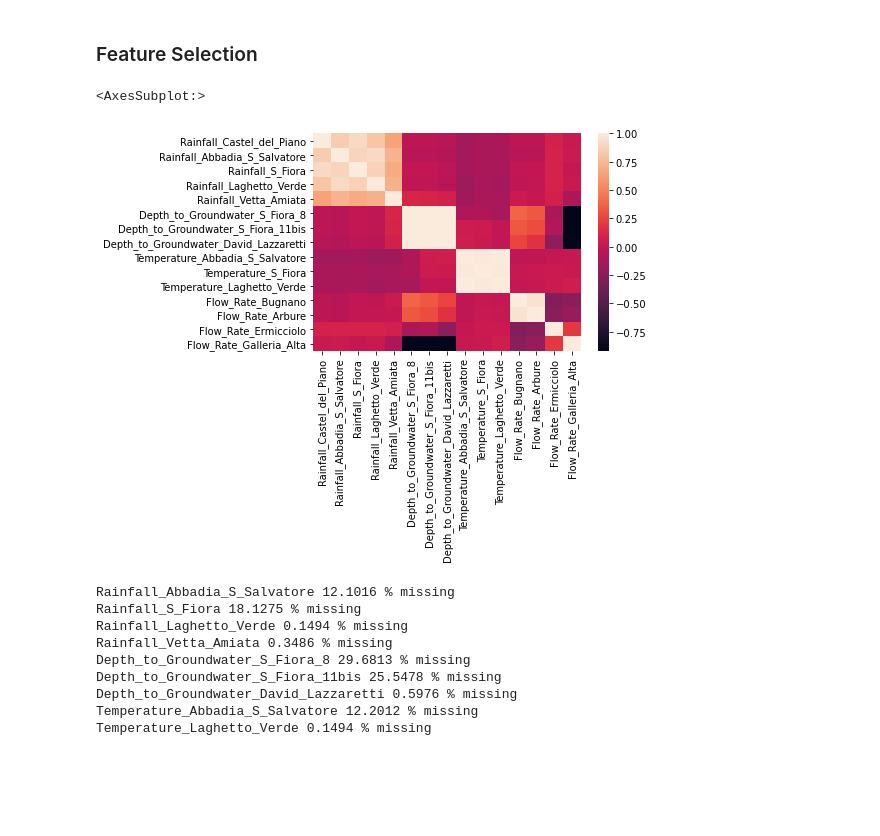
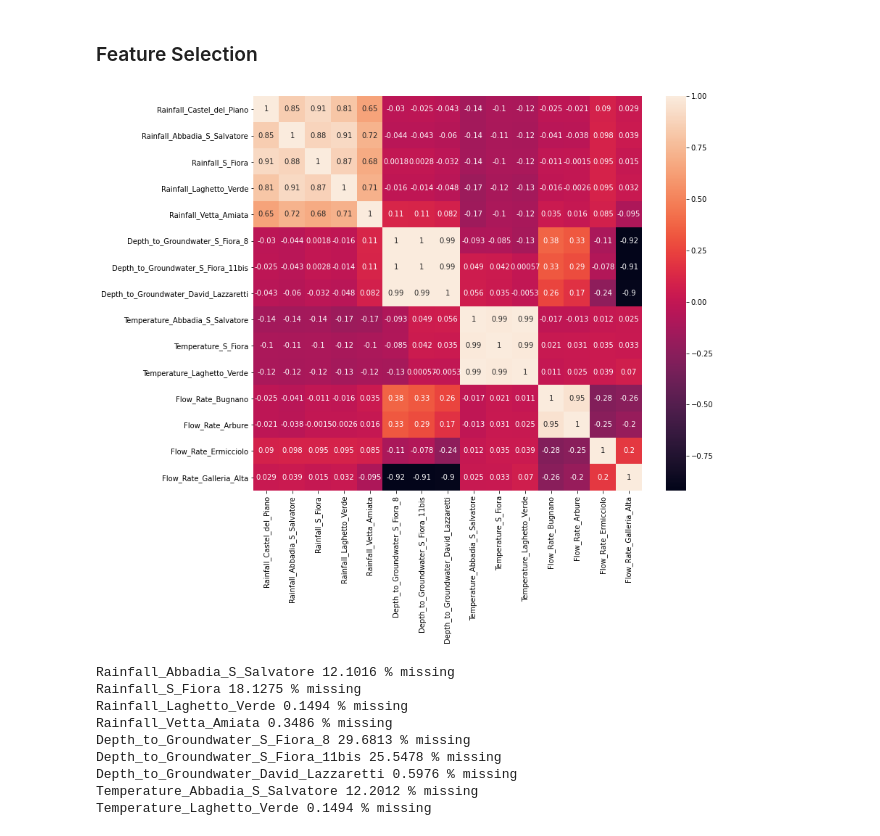
Before and after one commit to Himanth-Venati/Acea_Smart_Water_Analytics_ML, a Jupyter notebook: Acea_Smart_Water_Analytics_River_WS_Amiata.ipynb, the cells around one changed output. Saved outputs shown, nothing was run; the diff lists cells and outputs as text; code cells hidden in the pictures; blank space fills up the shorter version.

```diff
--- a/Acea_Smart_Water_Analytics_River_WS_Amiata.ipynb
+++ b/Acea_Smart_Water_Analytics_River_WS_Amiata.ipynb
@@ -114,11 +114,13 @@ data=Water_Spring_Amiata.copy()
 data.drop('Date',axis=1,inplace=True)
 # %% [markdown]
 ### Feature Selection
-# %%
-sns.heatmap(data.corr())
-# %% [output]
-<AxesSubplot:>
-[figure, removed]
+# %%
+#sns.heatmap(data.corr())
+plt.figure(figsize=(12, 10))
+sns.heatmap(data.corr(), annot = True)
+plt.show()
+# %% [output]
+[figure, added]
 # %%
 file = Water_Spring_Amiata
 features_nan=[features for features in file.columns if file[features].isnull().sum()>1 and file[features].dtypes!='O']
```
Also changed, not shown: parts of 11 cells of this notebook.
